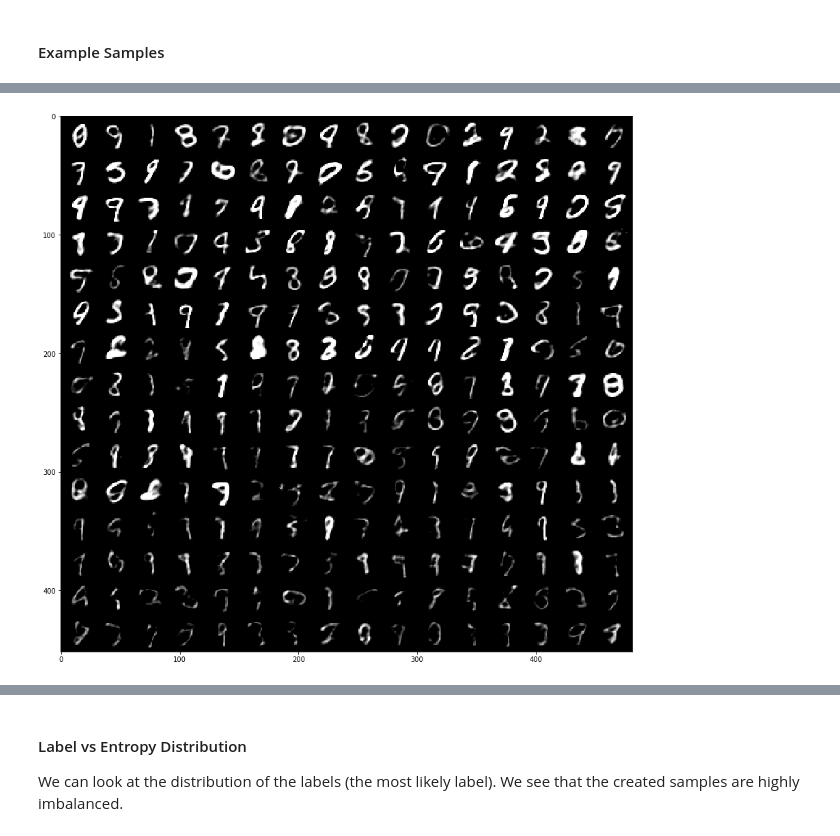
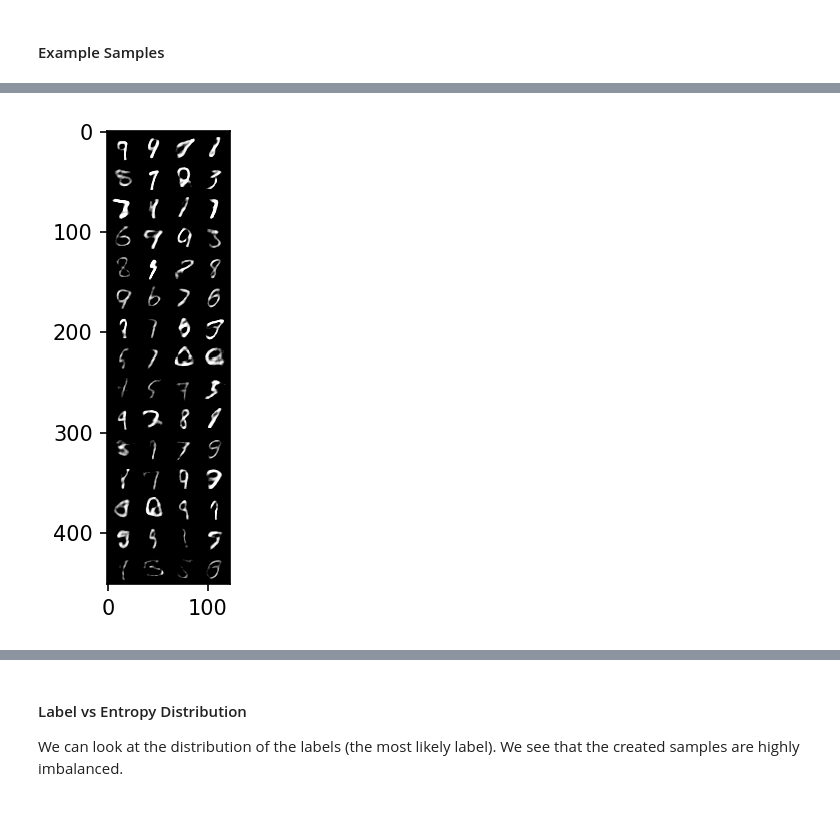
Before and after one commit to BlackHC/ddu_dirty_mnist, a Jupyter notebook: 02_dirtymnist.ipynb, the cells around one changed output, grey strips where cells are left out. Saved outputs shown, nothing was run; the diff lists cells and outputs as text; code cells hidden in the pictures.

```diff
--- a/02_dirtymnist.ipynb
+++ b/02_dirtymnist.ipynb
@@ -743,8 +875,8 @@ def evaluate_samples(samples):
     predicted_labels = []
 
     for decoded_image_batch in tqdm(torch.split(samples, 32768)):
-        whitened_sample = whiten_mnist(calibrated_post_process_vae_mnist(decoded_image_batch.cuda()))
-        lenet_pre_softmaxs = [lenet(whitened_sample) for lenet in lenets]
+        normalized_sample = normalize_mnist(adjusted_post_process_vae_output(decoded_image_batch.cuda()))
+        lenet_pre_softmaxs = [lenet(normalized_sample) for lenet in lenets]
         lenet_pre_softmaxs = torch.stack(lenet_pre_softmaxs)
 
         batch_pred_entropies = pred_entropy(lenet_pre_softmaxs)
@@ -782,12 +914,17 @@ def evaluate_samples(samples):
     )
 
 
-ambiguous_samples_evaluation = restore_or_create("ambiguous_samples_evaluation.pt", recreate=False)(
-    lambda: evaluate_samples(stratified_ambiguous_samples)
-)()
-ambiguous_samples_evaluation_convex_mixture = restore_or_create(
-    "convex_mixture_ambiguous_samples_evaluation.pt", recreate=False
+stratified_ambiguous_samples_random_latent_evaluation = restore_or_create(
+    "stratified_ambiguous_samples_random_latent_evaluation.pt", recreate=False
+)(lambda: evaluate_samples(stratified_ambiguous_samples_random_latent))()
+
+stratified_ambiguous_samples_convex_mixture_evaluation = restore_or_create(
+    "stratified_ambiguous_samples_convex_mixture_evaluation.pt", recreate=False
 )(lambda: evaluate_samples(stratified_ambiguous_samples_convex_mixture))()
+
+ambiguous_samples_convex_mixture_evaluation = restore_or_create(
+    "ambiguous_samples_convex_mixture_evaluation.pt", recreate=True
+)(lambda: evaluate_samples(ambiguous_samples_convex_mixture))()
 # %% [markdown]
 ### Predictive Entropy Histogram
 
@@ -808,21 +951,46 @@ plt.show()
 # %% [markdown]
 #### Example Samples
 # %%
-def show_stratified_samples(samples, pred_entropies, num_pe_bins, num_bin_samples, range=None):
+def show_stratified_samples(
+    samples, pred_entropies, num_pe_bins, num_bin_samples, bin_range=None, predictions=None, one_per_class=False
+):
     stratified_samples = []
-    edges = np.histogram_bin_edges(pred_entropies, bins=num_pe_bins, range=range)
+    edges = np.histogram_bin_edges(pred_entropies, bins=num_pe_bins, range=bin_range)
     for lower, upper in zip(edges[:-1], edges[1:]):
         bucket_mask = (pred_entropies >= lower) & (pred_entropies < upper)
         bucket_samples = samples[bucket_mask]
-        sample_indices = np.random.choice(len(bucket_samples), size=num_bin_samples, replace=False)
+        if one_per_class:
+            assert num_bin_samples == 10
+            assert predictions is not None
+            bucket_predictions = predictions[bucket_mask]
+            bucket_labels = predictions[bucket_mask].argmax(dim=-1)
+            sample_indices = np.concatenate(
+                [np.random.choice(torch.nonzero(bucket_labels == c, as_tuple=False)[:, 0], size=1) for c in range(10)]
+            )
+        else:
+            sample_indices = np.random.choice(len(bucket_samples), size=num_bin_samples, replace=False)
         row_samples = bucket_samples[sample_indices]
         stratified_samples.append(row_samples)
+        if predictions is not None:
+            sorted_probs, original_indices = torch.sort(
+                predictions[bucket_mask][sample_indices], dim=-1, descending=True
+            )
+            cumulative_probs = torch.cumsum(sorted_probs, dim=-1)
+            row_labels = []
+            for sample_classes, cumulative_prob in zip(original_indices, cumulative_probs):
+                majority_labels = []
+                for c, cs in zip(sample_classes, cumulative_prob):
+                    majority_labels += [c.item()]
+                    if cs > 0.8:
+                        break
+                row_labels += [majority_labels]
+            print(row_labels)
 
     stratified_samples = torch.cat(stratified_samples)
-    plt.figure(figsize=(num_pe_bins, num_bin_samples))
+    plt.figure(figsize=(num_pe_bins, num_bin_samples), dpi=150)
     show(
         make_grid(
-            calibrated_post_process_vae_mnist(stratified_samples.view(-1, 1, 28, 28)),
+            adjusted_post_process_vae_output(stratified_samples.view(-1, 1, 28, 28)),
             normalize=False,
             nrow=num_bin_samples,
         )
@@ -831,17 +999,27 @@ def show_stratified_samples(samples, pred_entropies, num_pe_bins, num_bin_sample
 
 
 show_stratified_samples(
-    stratified_ambiguous_samples,
-    ambiguous_samples_evaluation.pred_entropies,
+    stratified_ambiguous_samples_random_latent,
+    stratified_ambiguous_samples_random_latent_evaluation.pred_entropies,
     15,
-    16,
-    range=[0.1, 1.6],
+    4,
+    bin_range=[0.05, 1.1],
+    predictions=stratified_ambiguous_samples_random_latent_evaluation.predictions,
 )
 show_stratified_samples(
     stratified_ambiguous_samples_convex_mixture,
-    ambiguous_samples_evaluation_convex_mixture.pred_entropies,
+    stratified_ambiguous_samples_convex_mixture_evaluation.pred_entropies,
     15,
-    16,
-    range=[0.1, 1.6],
+    4,
+    bin_range=[0.05, 1.1],
+    predictions=stratified_ambiguous_samples_convex_mixture_evaluation.predictions,
 )
+show_stratified_samples(
+    ambiguous_samples_convex_mixture,
+    ambiguous_samples_convex_mixture_evaluation.pred_entropies,
+    15,
+    4,
+    bin_range=[0.05, 1.1],
+    predictions=ambiguous_samples_convex_mixture_evaluation.predictions,
+)
 # %% [output]
@@ -848 +1041 @@ show_stratified_samples(
-[figure, old version]
+[figure, new version]
```
Also changed, not shown: parts of 93 cells of this notebook, 1 other file.
